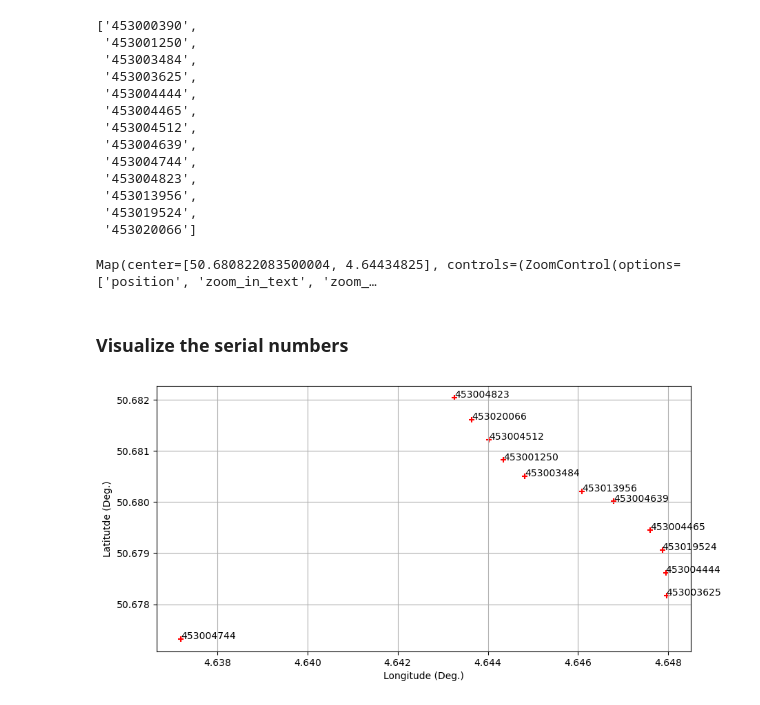
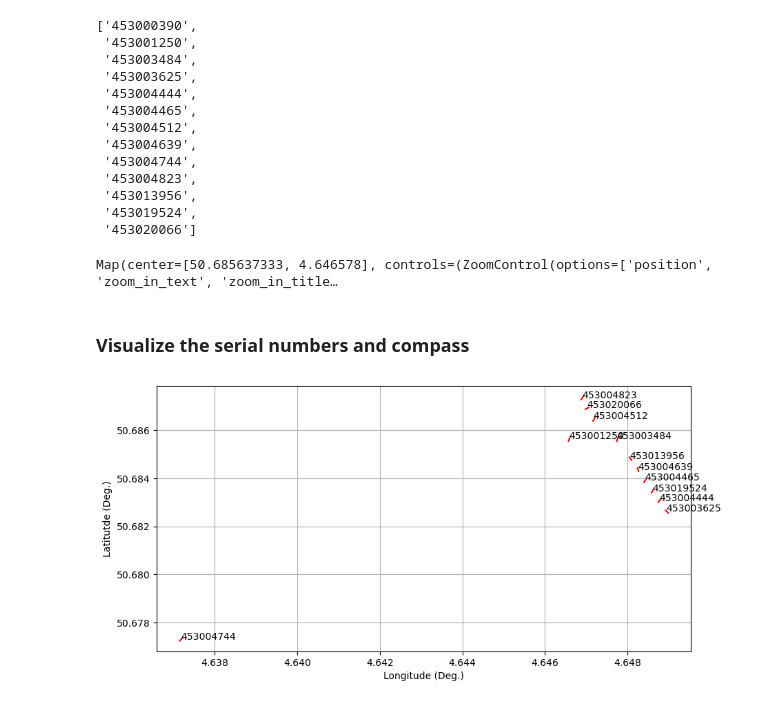
Before and after one commit to ULB-SeismoLab/Minions-Toolbox, a Jupyter notebook: approx_positioning.ipynb, the cells around one changed output. Cells and saved outputs as stored; diff of their text form; code cells hidden in the pictures.

Commit message:
Adding the north

```diff
--- a/approx_positioning.ipynb
+++ b/approx_positioning.ipynb
@@ -32,8 +33,8 @@ from LogExtract import nodes_gnss_temp
 ## Extracting data from LogFile from 1 file
 # %%
 path = "E:/GitHub/Minions-Toolbox/ExampleData/453001250/20231110162230/DigiSolo.LOG"
-stt = '2023-11-10T11:15:00'
-end = '2023-11-10T13:00:00'
+stt = '2023-11-10T13:30:00'
+end = '2023-11-10T15:00:00'
 # %%
 TEMP, TEMPUTC, GNSSUTC, LAT, LONG, ALTI, COMPASS, TILT = nodes_gnss_temp(path, startdate=stt, enddate=end)
 # %%
@@ -82,8 +83,8 @@ Map(center=[50.680822083500004, 4.64434825], controls=(ZoomControl(options=['pos
 ## For multiple geophones
 # %%
 base = 'E:/PhD/Supervision/Martin/DATA/ch_logfile/'
-stt = '2023-11-10T11:30:00'
-end = '2023-11-10T13:00:00'
+stt = '2023-11-10T13:30:00'
+end = '2023-11-10T15:00:00'
 # %%
 dirLog = os.listdir(base)
 dirLog
@@ -112,7 +113,8 @@ for nodes in dirLog :
             TEMP, TEMPUTC, GNSSUTC, LAT, LONG, ALTI, COMPASS, TILT = nodes_gnss_temp(path, startdate=stt, enddate=end)
             MdLat = np.median(LAT)
             MdLong = np.median(LONG)
-            PosNodes.append([nodes,MdLat, MdLong])
+            MdNorth = np.median(COMPASS)
+            PosNodes.append([nodes,MdLat, MdLong, MdNorth])
 # %%
 from ipyleaflet import Map, WMSLayer, basemaps, Marker, MarkerCluster
 
@@ -129,18 +131,20 @@ m.add_layer(marker_cluster)
 
 m
 # %% [output]
-Map(center=[50.680822083500004, 4.64434825], controls=(ZoomControl(options=['position', 'zoom_in_text', 'zoom_…
+Map(center=[50.685637333, 4.646578], controls=(ZoomControl(options=['position', 'zoom_in_text', 'zoom_in_title…
 # %% [markdown]
-### Visualize the serial numbers
+### Visualize the serial numbers and compass
 # %%
 fig = plt.figure(figsize=(10,5))
 for node in PosNodes :
-    plt.scatter(node[2],node[1], c='r', marker='+')
+    t = mpl.markers.MarkerStyle(marker='|')
+    t._transform = t.get_transform().rotate_deg(-node[3])
+    plt.scatter(node[2],node[1], c='r', marker=t, s=30)
     plt.text(node[2],node[1], node[0])
 
 plt.xlabel('Longitude (Deg.)')
 plt.ylabel('Latitutde (Deg.)')
 
 plt.grid()
 # %% [output]
-[figure, old version]
+[figure, new version]
```
Also changed, not shown: parts of 4 cells of this notebook, 1 other file.
